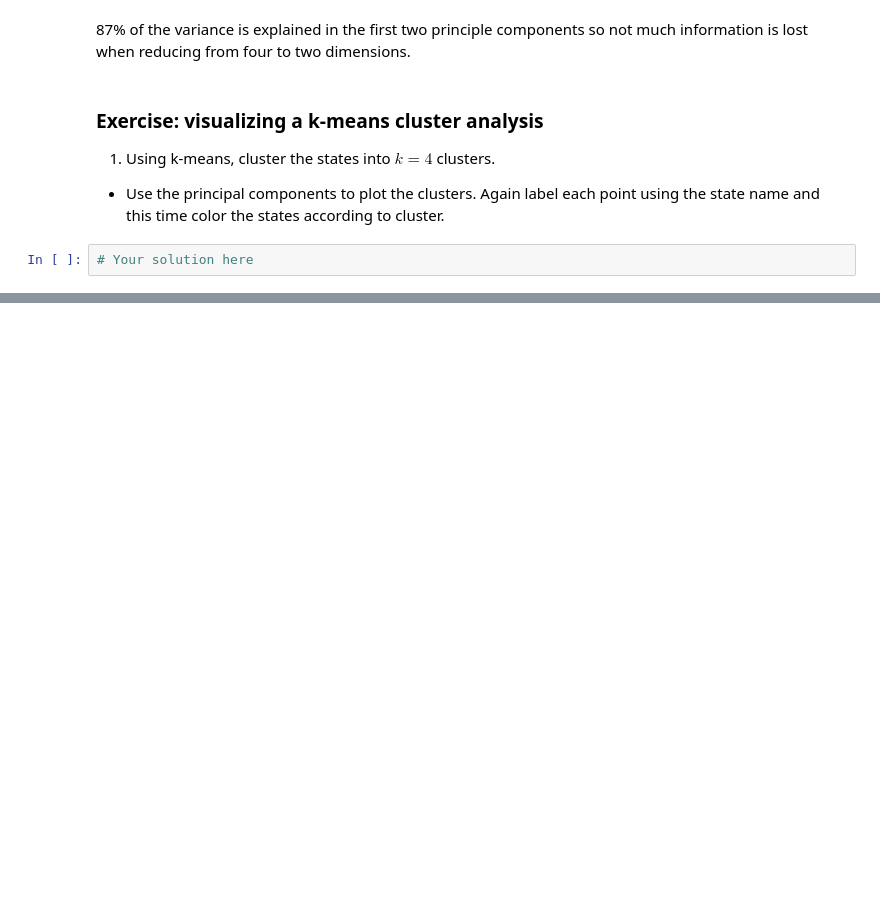
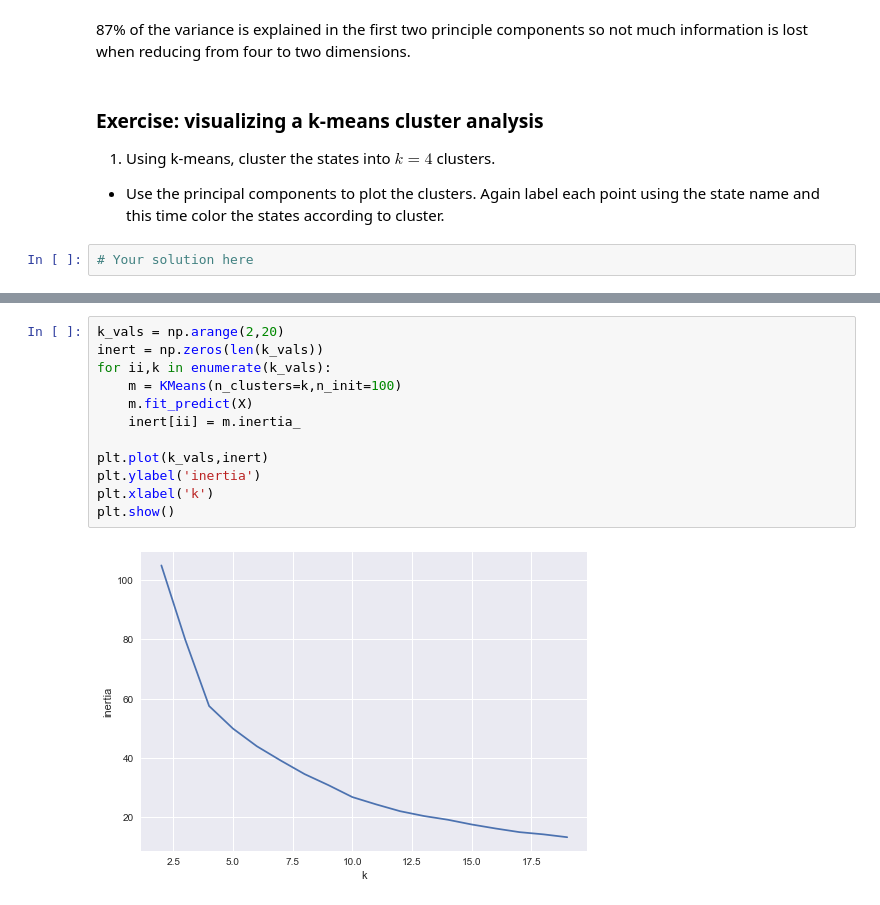
Before and after one commit to datascience-course/2018-datascience-lectures, a Jupyter notebook: 21-DimReduction/21-DimReduction.ipynb, the cells around one changed output, grey strips where cells are left out. Drawn from its saved outputs; the diff is of its cells as text; blank space fills up the shorter version.

```diff
--- a/21-DimReduction/21-DimReduction.ipynb
+++ b/21-DimReduction/21-DimReduction.ipynb
@@ -406,0 +434,14 @@ plt.show()
+# %%
+k_vals = np.arange(2,20)
+inert = np.zeros(len(k_vals))
+for ii,k in enumerate(k_vals):
+    m = KMeans(n_clusters=k,n_init=100)
+    m.fit_predict(X)
+    inert[ii] = m.inertia_
+
+plt.plot(k_vals,inert)
+plt.ylabel('inertia')
+plt.xlabel('k')
+plt.show()
+# %% [output]
+[figure, added]
```
Also changed, not shown: parts of 4 cells of this notebook.
